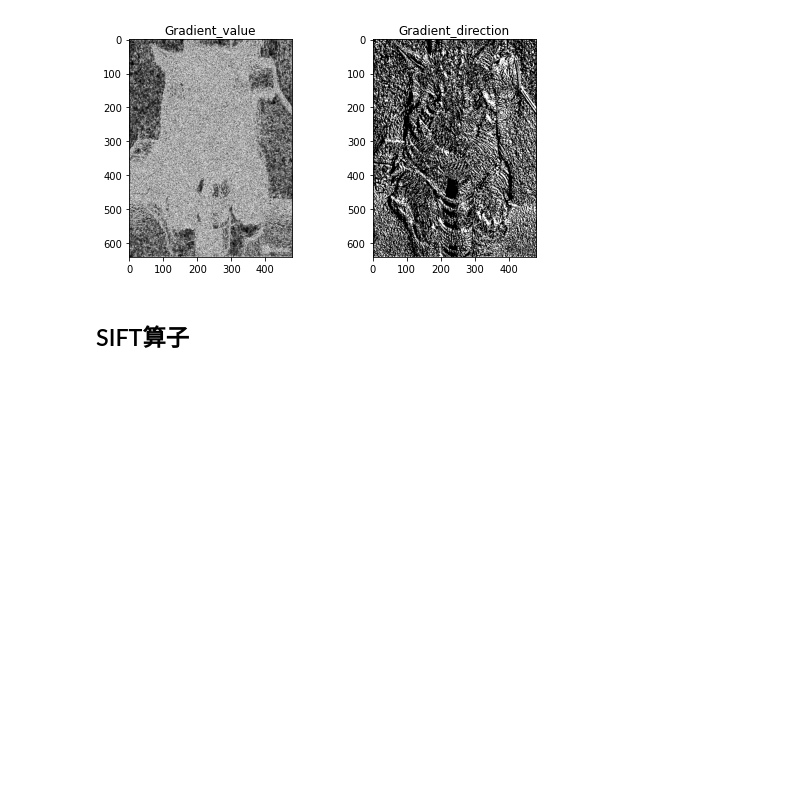
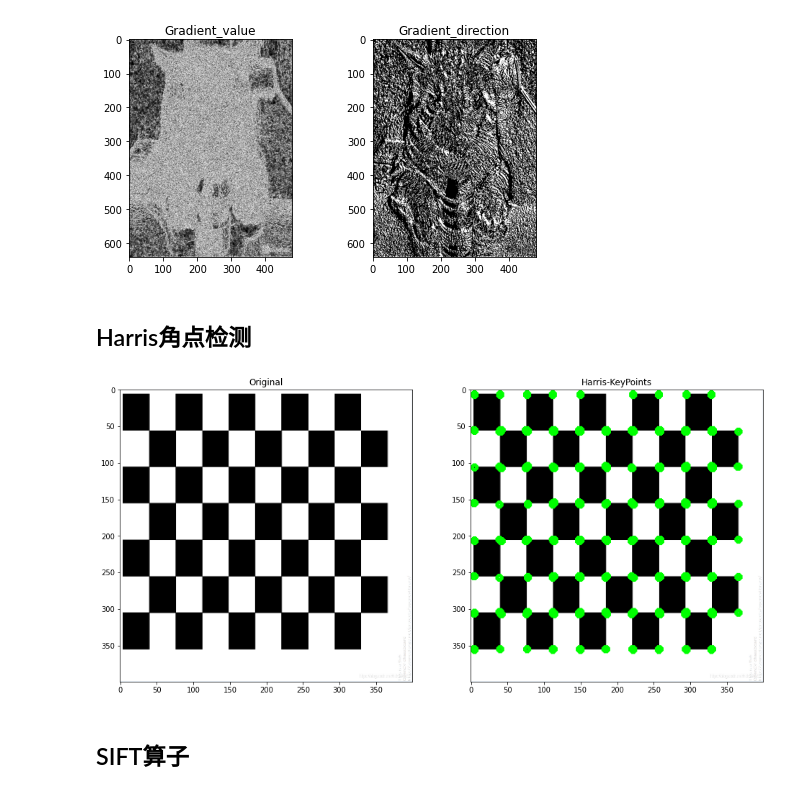
Before and after one commit to NightWalker888/LearnComputerVision, a Jupyter notebook: 入门篇/计算机视觉入门篇1/3_tutorial.ipynb, the cells around one changed output. Cells and saved outputs as stored; diff of their text form; code cells hidden in the pictures; blank space fills up the shorter version.

```diff
--- a/入门篇/计算机视觉入门篇1/3_tutorial.ipynb
+++ b/入门篇/计算机视觉入门篇1/3_tutorial.ipynb
@@ -103,6 +104,40 @@ plt.show()
 # plt.savefig("../course_images/gradient_attr.jpg", dpi = 300)
 # %% [output]
 [figure]
+# %% [markdown]
+## Harris角点检测
+# %%
+img_bgr = cv2.imread("../demo_images/chess.jpg", cv2.IMREAD_COLOR)
+img_bgr = cv2.resize(img_bgr, (400, 400))
+img_gray = cv2.cvtColor(img_bgr, cv2.COLOR_BGR2GRAY)
+
+# blockSize, apertureSize, k为超参数，用法可参考:https://docs.opencv.org/4.x/dd/d1a/group__imgproc__feature.html#gac1fc3598018010880e370e2f709b4345
+blockSize = 2
+apertureSize = 3
+k = 0.04
+dst = cv2.cornerHarris(img_gray, blockSize, apertureSize, k)
+dst_norm = np.empty(dst.shape, dtype=np.float32)
+cv2.normalize(dst, dst_norm, alpha=0, beta=255, norm_type=cv2.NORM_MINMAX)
+
+# 将Harris角点绘制出
+img_bgr_harris = img_bgr.copy()
+for i in range(dst_norm.shape[0]):
+    for j in range(dst_norm.shape[1]):
+        if int(dst_norm[i, j]) > 120:
+            cv2.circle(img_bgr_harris, (j, i), 3, (0, 255, 0), 3)
+
+plt.figure(figsize=(16,10))
+plt.subplot(1,2,1)
+plt.title("Original")
+plt.imshow(img_bgr[:,:,::-1]) #[:,:,::-1]通过的numpy的通道翻转，实现BGR转RGB
+
+plt.subplot(1,2,2)
+plt.title("Harris-KeyPoints")
+plt.imshow(img_bgr_harris[:,:,::-1])
+plt.show()
+#plt.savefig("../course_images/harris.jpg", dpi = 300)
+# %% [output]
+[figure, added]
 # %% [markdown]
 ## SIFT算子
 # %%
```
Also changed, not shown: parts of 8 cells of this notebook.
